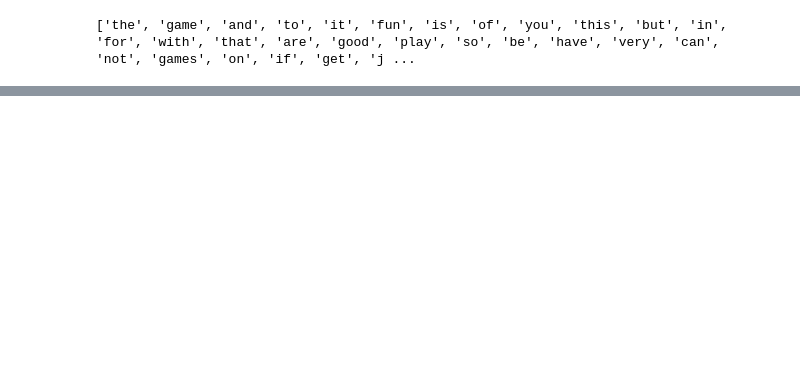
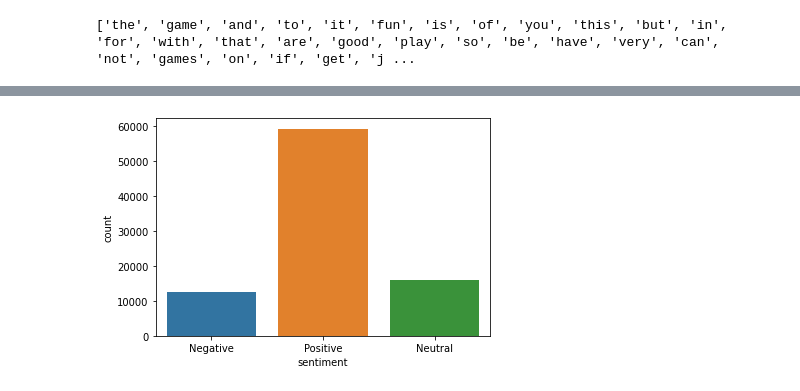
Before and after one commit to susandong/w266_final_project_game_sentiment, a Jupyter notebook: w266_Final_Project_Game_Review_Sentiment_Analysis_Aspect_Extraction_1116.ipynb, the cells around one changed output, grey strips where cells are left out. Drawn from its saved outputs; the diff is of its cells as text; code cells hidden in the pictures; blank space fills up the shorter version.

```diff
--- a/w266_Final_Project_Game_Review_Sentiment_Analysis_Aspect_Extraction_1116.ipynb
+++ b/w266_Final_Project_Game_Review_Sentiment_Analysis_Aspect_Extraction_1116.ipynb
@@ -919,0 +467,41 @@ Topic #14: fun game play pretty awesome friends shoot ass good hard
+# %%
+def sentiment_analyzer(data):
+  analyser = SentimentIntensityAnalyzer()
+
+  sentiment_score_list = []
+  sentiment_label_list = []
+
+
+
+  for i in data.values.tolist():
+    #print(i)
+    #if type(i) == "float":
+    #  continue
+      sentiment_score = analyser.polarity_scores(i)
+
+      if sentiment_score['compound'] >= 0.05:
+          sentiment_score_list.append(sentiment_score['compound'])
+          sentiment_label_list.append('Positive')
+      elif sentiment_score['compound'] > -0.05 and sentiment_score['compound'] < 0.05:
+          sentiment_score_list.append(sentiment_score['compound'])
+          sentiment_label_list.append('Neutral')
+      elif sentiment_score['compound'] <= -0.05:
+          sentiment_score_list.append(sentiment_score['compound'])
+          sentiment_label_list.append('Negative')
+  data=pd.DataFrame(data)
+  data['sentiment'] = sentiment_label_list
+  data['sentiment score'] = sentiment_score_list
+
+  return data
+# %%
+fg_df_text=sentiment_analyzer(fg_df_text)
+csgo_df_text=sentiment_analyzer(csgo_df_text)
+# %%
+def plot_sentiment(data):
+
+  import seaborn as sns
+  ax = sns.countplot(x="sentiment",data=data)
+# %%
+plot_sentiment(fg_df_text)
+# %% [output]
+[figure, added]
```
Also changed, not shown: parts of 55 cells of this notebook.
